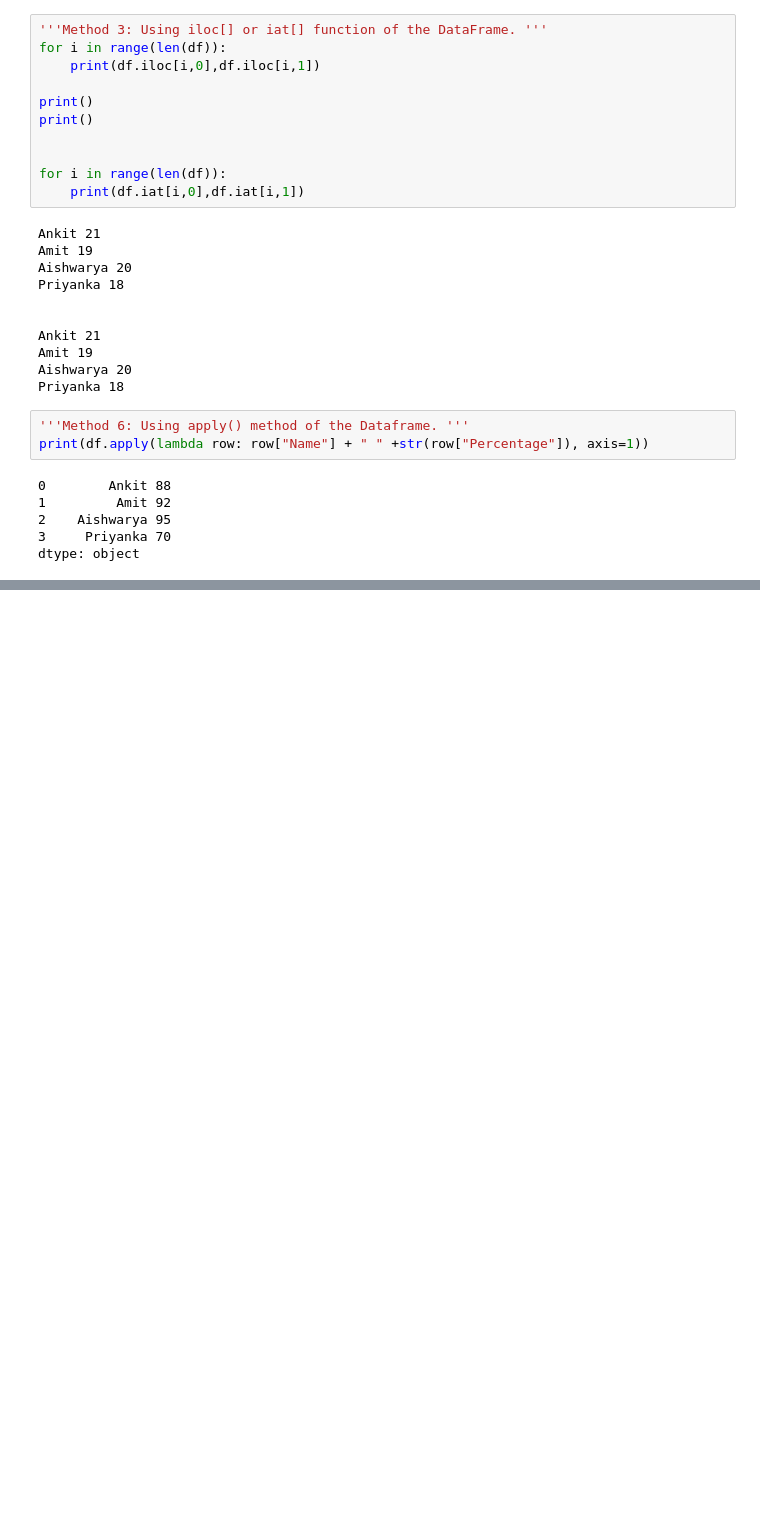
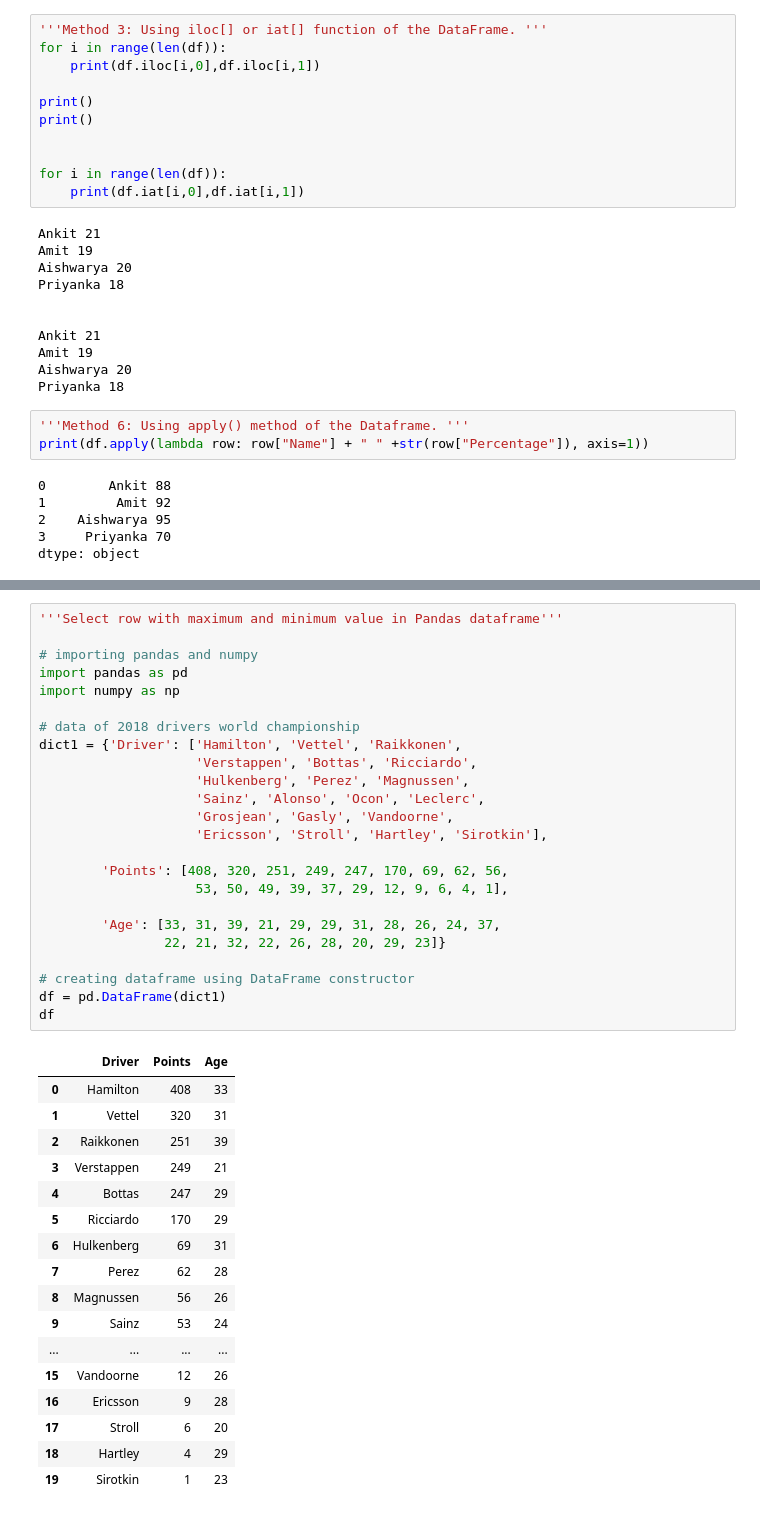
Before and after one commit to SHIVRAJSHINDE/Eda-FeatureEngineering, a Jupyter notebook: EDA/Assignment/PPTassignment-2/PandasPractice.ipynb, the cells around one changed output, grey strips where cells are left out. Cells and saved outputs as stored; diff of their text form; blank space fills up the shorter version.

```diff
--- a/EDA/Assignment/PPTassignment-2/PandasPractice.ipynb
+++ b/EDA/Assignment/PPTassignment-2/PandasPractice.ipynb
@@ -557,0 +956,42 @@ dtype: object
+# %%
+'''Select row with maximum and minimum value in Pandas dataframe'''
+
+# importing pandas and numpy
+import pandas as pd
+import numpy as np
+
+# data of 2018 drivers world championship
+dict1 = {'Driver': ['Hamilton', 'Vettel', 'Raikkonen',
+					'Verstappen', 'Bottas', 'Ricciardo',
+					'Hulkenberg', 'Perez', 'Magnussen',
+					'Sainz', 'Alonso', 'Ocon', 'Leclerc',
+					'Grosjean', 'Gasly', 'Vandoorne',
+					'Ericsson', 'Stroll', 'Hartley', 'Sirotkin'],
+
+		'Points': [408, 320, 251, 249, 247, 170, 69, 62, 56,
+					53, 50, 49, 39, 37, 29, 12, 9, 6, 4, 1],
+
+		'Age': [33, 31, 39, 21, 29, 29, 31, 28, 26, 24, 37,
+				22, 21, 32, 22, 26, 28, 20, 29, 23]}
+
+# creating dataframe using DataFrame constructor
+df = pd.DataFrame(dict1)
+df
+# %% [output]
+|  | Driver | Points | Age |
+| 0 | Hamilton | 408 | 33 |
+| 1 | Vettel | 320 | 31 |
+| 2 | Raikkonen | 251 | 39 |
+| 3 | Verstappen | 249 | 21 |
+| 4 | Bottas | 247 | 29 |
+| 5 | Ricciardo | 170 | 29 |
+| 6 | Hulkenberg | 69 | 31 |
+| 7 | Perez | 62 | 28 |
+| 8 | Magnussen | 56 | 26 |
+| 9 | Sainz | 53 | 24 |
+| ... | ... | ... | ... |
+| 15 | Vandoorne | 12 | 26 |
+| 16 | Ericsson | 9 | 28 |
+| 17 | Stroll | 6 | 20 |
+| 18 | Hartley | 4 | 29 |
+| 19 | Sirotkin | 1 | 23 |
```
Also changed, not shown: parts of 35 cells of this notebook.
